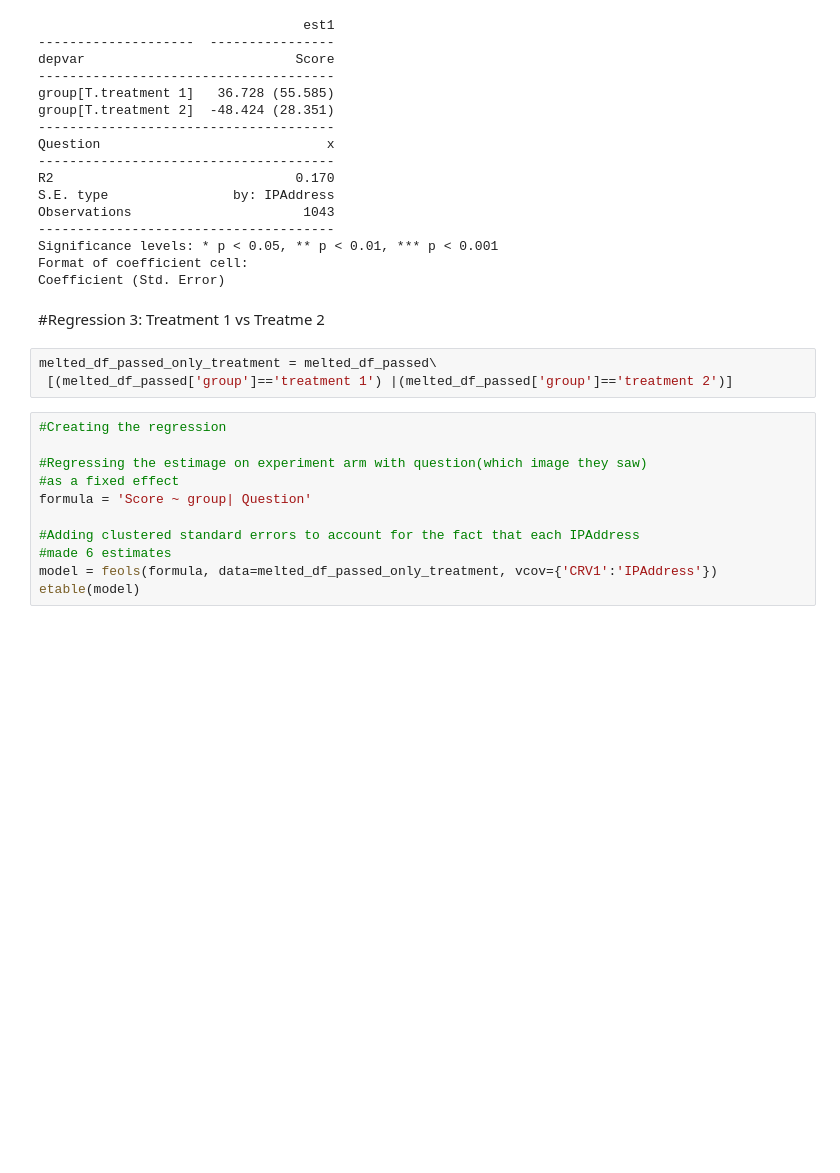
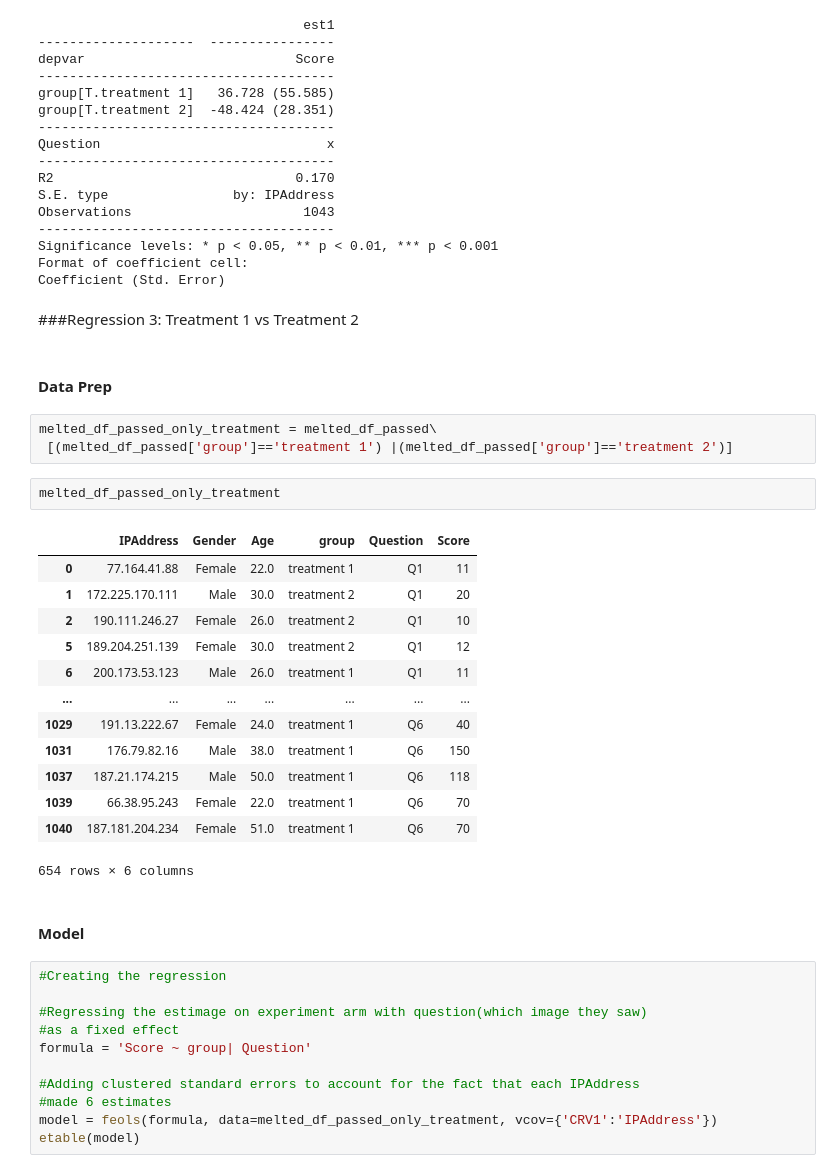
Before and after one commit to ahmedfaridkhan/item-estimation-survey, a Jupyter notebook: BA830_analysis.ipynb, the cells around one changed output. Saved outputs shown, nothing was run; the diff lists cells and outputs as text; blank space fills up the shorter version.

```diff
--- a/BA830_analysis.ipynb
+++ b/BA830_analysis.ipynb
@@ -496,10 +506,30 @@ Significance levels: * p < 0.05, ** p < 0.01, *** p < 0.001
 Format of coefficient cell:
 Coefficient (Std. Error)
 # %% [markdown]
-#Regression 3: Treatment 1 vs Treatme 2
+###Regression 3: Treatment 1 vs Treatment 2
+# %% [markdown]
+#### Data Prep
 # %%
 melted_df_passed_only_treatment = melted_df_passed\
  [(melted_df_passed['group']=='treatment 1') |(melted_df_passed['group']=='treatment 2')]
+# %%
+melted_df_passed_only_treatment
+# %% [output]
+|  | IPAddress | Gender | Age | group | Question | Score |
+| 0 | 77.164.41.88 | Female | 22.0 | treatment 1 | Q1 | 11 |
+| 1 | 172.225.170.111 | Male | 30.0 | treatment 2 | Q1 | 20 |
+| 2 | 190.111.246.27 | Female | 26.0 | treatment 2 | Q1 | 10 |
+| 5 | 189.204.251.139 | Female | 30.0 | treatment 2 | Q1 | 12 |
+| 6 | 200.173.53.123 | Male | 26.0 | treatment 1 | Q1 | 11 |
+| ... | ... | ... | ... | ... | ... | ... |
+| 1029 | 191.13.222.67 | Female | 24.0 | treatment 1 | Q6 | 40 |
+| 1031 | 176.79.82.16 | Male | 38.0 | treatment 1 | Q6 | 150 |
+| 1037 | 187.21.174.215 | Male | 50.0 | treatment 1 | Q6 | 118 |
+| 1039 | 66.38.95.243 | Female | 22.0 | treatment 1 | Q6 | 70 |
+| 1040 | 187.181.204.234 | Female | 51.0 | treatment 1 | Q6 | 70 |
+654 rows × 6 columns
+# %% [markdown]
+#### Model
 # %%
 #Creating the regression
 
```
Also changed, not shown: parts of 31 cells of this notebook.
